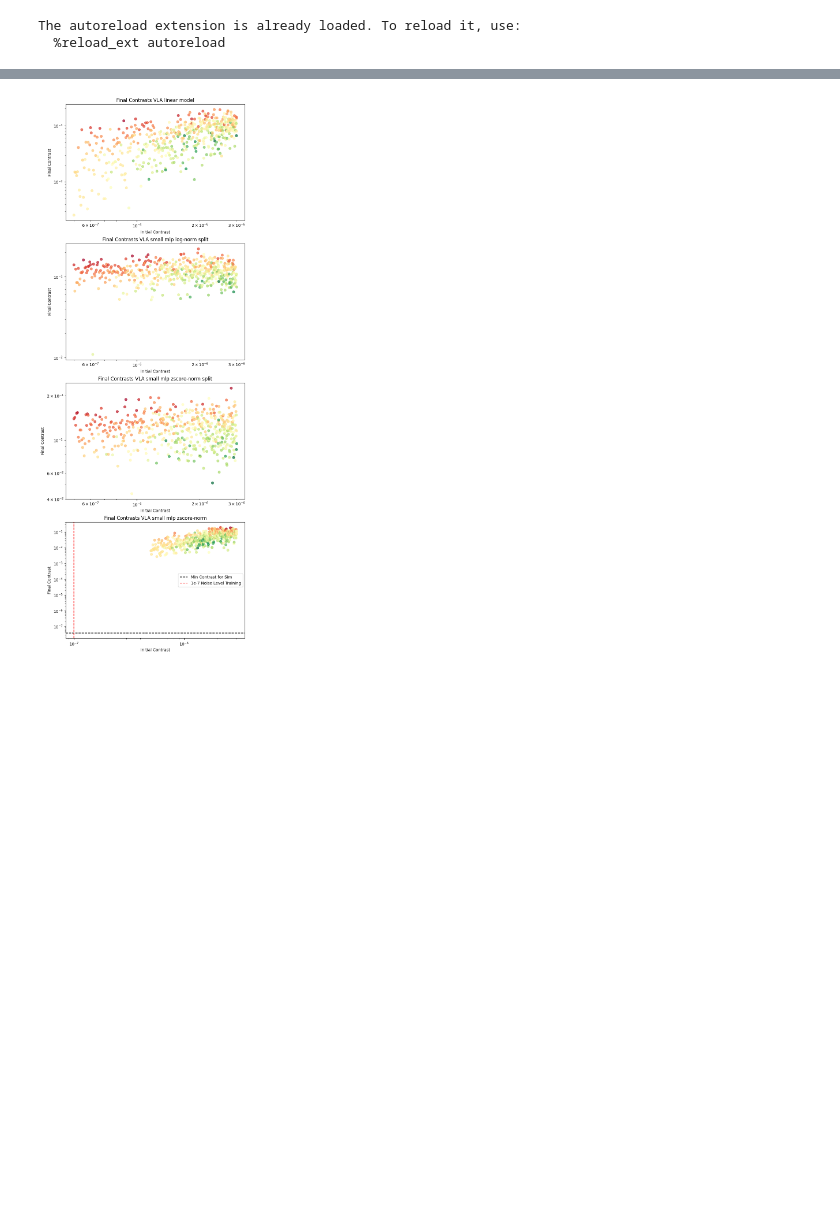
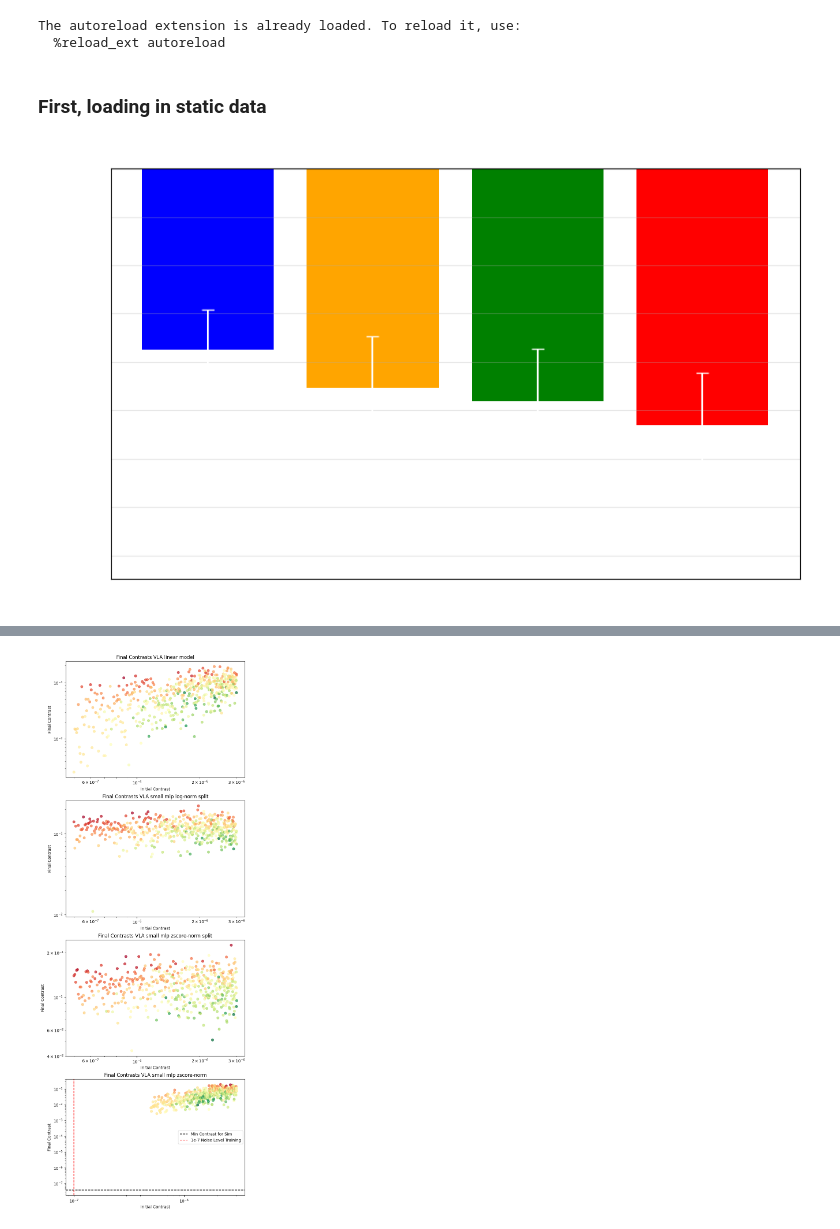
Before and after one commit to AlexeiKorolev/NASA-RL-Wavefront-Control, a Jupyter notebook: RL/visualize_evals.ipynb, the cells around one changed output, grey strips where cells are left out. Drawn from its saved outputs; the diff is of its cells as text; code cells hidden in the pictures; blank space fills up the shorter version.

```diff
--- a/RL/visualize_evals.ipynb
+++ b/RL/visualize_evals.ipynb
@@ -11,3 +12,5 @@ import pickle
 # %% [output]
 The autoreload extension is already loaded. To reload it, use:
   %reload_ext autoreload
+# %% [markdown]
+### First, loading in static data
@@ -13,0 +23,36 @@ The autoreload extension is already loaded. To reload it, use:
+# %%
+TEXT_COLOR = 'white'
+
+mpl.rcParams['text.color'] = TEXT_COLOR
+mpl.rcParams['axes.labelcolor'] = TEXT_COLOR # For axis labels
+mpl.rcParams['xtick.color'] = TEXT_COLOR    # For x-axis tick labels
+mpl.rcParams['ytick.color'] = TEXT_COLOR    # For y-axis tick labels
+
+experiment1 = results['Experiment 1']
+
+linear_model_fc = experiment1['linear model']['final contrast']
+small_mlp_fc = experiment1['small mlp']['final contrast']
+medium_mlp_fc = experiment1['medium mlp']['final contrast']
+large_mlp_fc = experiment1['large mlp']['final contrast']
+
+linear_model_fc_std = experiment1['linear model']['final contrast std']
+small_mlp_fc_std = experiment1['small mlp']['final contrast std']
+medium_mlp_fc_std = experiment1['medium mlp']['final contrast std']
+large_mlp_fc_std = experiment1['large mlp']['final contrast std']
+
+plt.figure(figsize=(10,6))
+
+plt.grid(axis='y', alpha=0.3)
+plt.bar(['Linear Model', 'Small MLP', 'Medium MLP', 'Large MLP'],
+        [linear_model_fc, small_mlp_fc, medium_mlp_fc, large_mlp_fc],
+        yerr=[linear_model_fc_std, small_mlp_fc_std, medium_mlp_fc_std, large_mlp_fc_std],
+        capsize=5,
+        color=['blue', 'orange', 'green', 'red'],
+        ecolor=TEXT_COLOR)
+plt.ylabel('Final Contrast (log10 scale)')
+plt.ylim(max(linear_model_fc, small_mlp_fc, medium_mlp_fc, large_mlp_fc) * 1.2, -5)
+plt.title('Final Contrast Achieved by Different Models in Experiment 1')
+plt.savefig('images/final_contrast_experiment1.png', transparent=True)
+plt.show()
+# %% [output]
+[figure, added]
```
Also changed, not shown: parts of 4 cells of this notebook, 14 other files.
